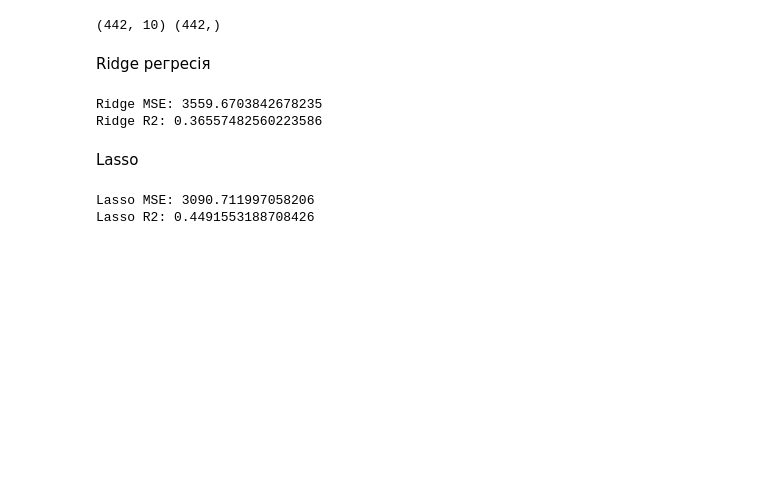
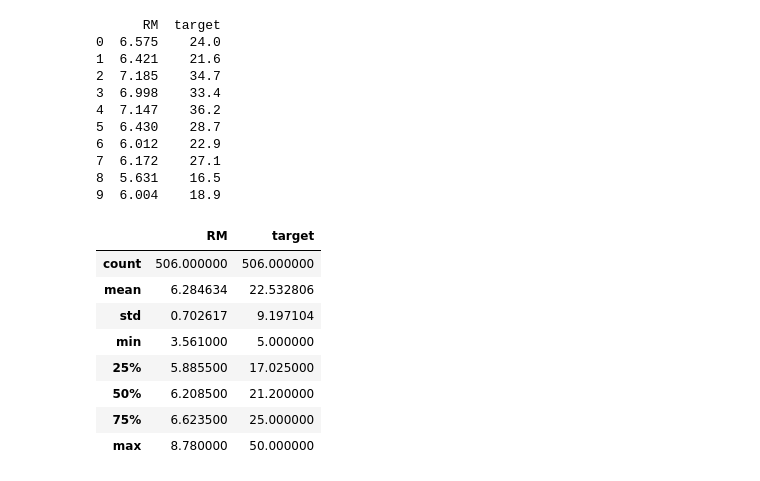
Before and after one commit to mkarpiv/Camp_DS_2026, a Jupyter notebook: lesson_3_linear_regression/lesson_3_lin_reg_hometask.ipynb, the cells around one changed output. Cells and saved outputs as stored; diff of their text form; code cells hidden in the pictures; blank space fills up the shorter version.

```diff
--- a/lesson_3_linear_regression/lesson_3_lin_reg_hometask.ipynb
+++ b/lesson_3_linear_regression/lesson_3_lin_reg_hometask.ipynb
@@ -10,8 +6,3 @@ from sklearn.metrics import mean_squared_error, r2_score
 # %%
-diabetes=load_diabetes()
-X=diabetes.data
-y=diabetes.target
-print(X.shape, y.shape)
+%matplotlib inline
-# %% [output]
-(442, 10) (442,)
 # %%
@@ -19,26 +16,27 @@ X_train, X_test, y_train, y_test = train_test_split(X, y, test_size=0.3, random_
-# %% [markdown]
-Ridge регресія
 # %%
-ridge = Ridge(alpha=1.0)
-ridge.fit(X_train, y_train)
-
-y_pred_ridge = ridge.predict(X_test)
-
-print("Ridge MSE:", mean_squared_error(y_test, y_pred_ridge))
-print("Ridge R2:", r2_score(y_test, y_pred_ridge))
+df = df[['RM']] # Note: returns df comparing to  df['RM']
+df['target'] = y
-# %% [output]
-Ridge MSE: 3559.6703842678235
-Ridge R2: 0.36557482560223586
-# %% [markdown]
-Lasso
 # %%
-lasso = Lasso(alpha=0.1)
-lasso.fit(X_train, y_train)
-
-y_pred_lasso = lasso.predict(X_test)
-
-print("Lasso MSE:", mean_squared_error(y_test, y_pred_lasso))
-print("Lasso R2:", r2_score(y_test, y_pred_lasso))
+print (df.head(10))
+df.describe ()
 # %% [output]
-Lasso MSE: 3090.711997058206
-Lasso R2: 0.4491553188708426
+      RM  target
+0  6.575    24.0
+1  6.421    21.6
+2  7.185    34.7
+3  6.998    33.4
+4  7.147    36.2
+5  6.430    28.7
+6  6.012    22.9
+7  6.172    27.1
+8  5.631    16.5
+9  6.004    18.9
+|  | RM | target |
+| count | 506.000000 | 506.000000 |
+| mean | 6.284634 | 22.532806 |
+| std | 0.702617 | 9.197104 |
+| min | 3.561000 | 5.000000 |
+| 25% | 5.885500 | 17.025000 |
+| 50% | 6.208500 | 21.200000 |
+| 75% | 6.623500 | 25.000000 |
+| max | 8.780000 | 50.000000 |
```
Also changed, not shown: parts of 18 cells of this notebook, 1 other file.
